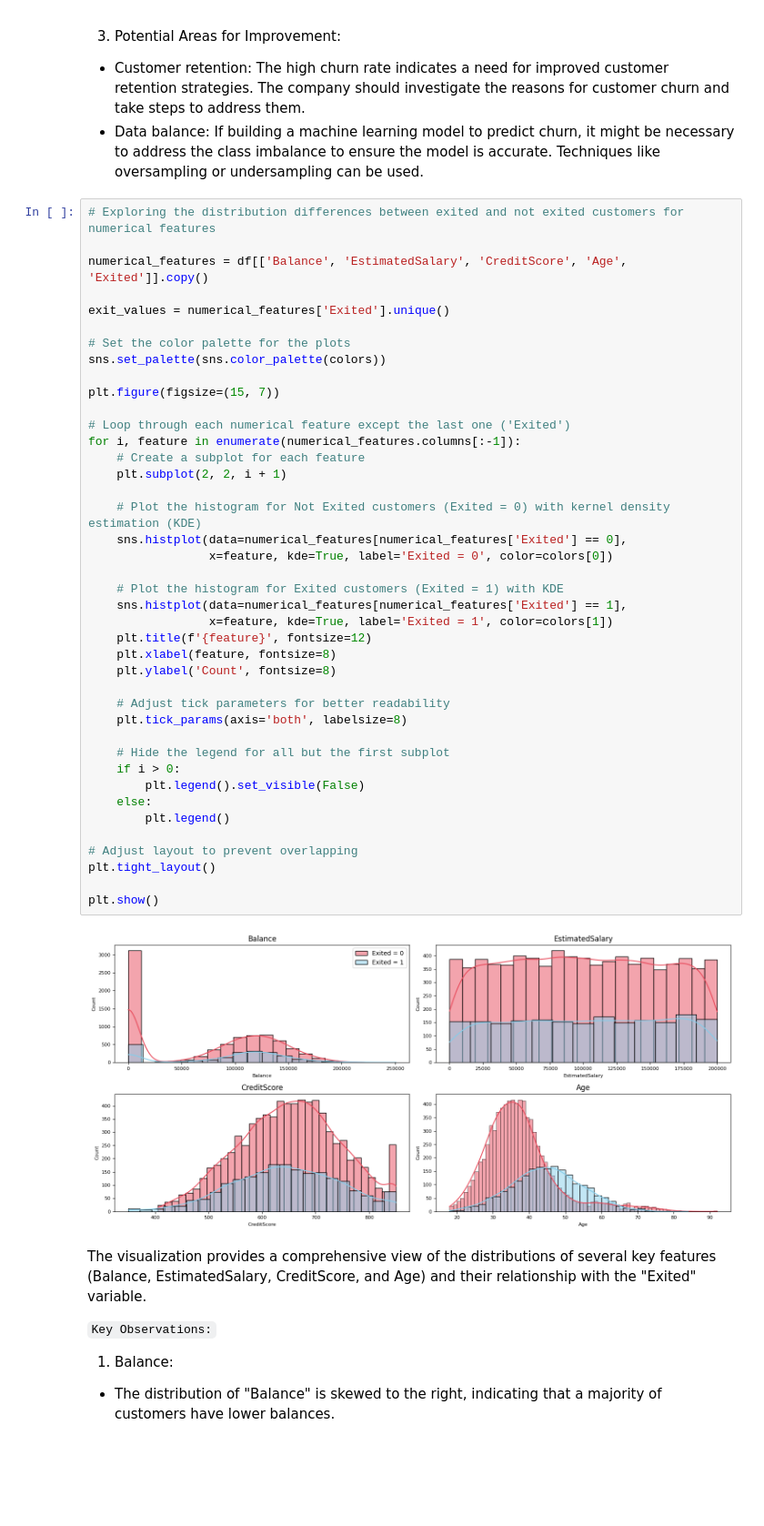
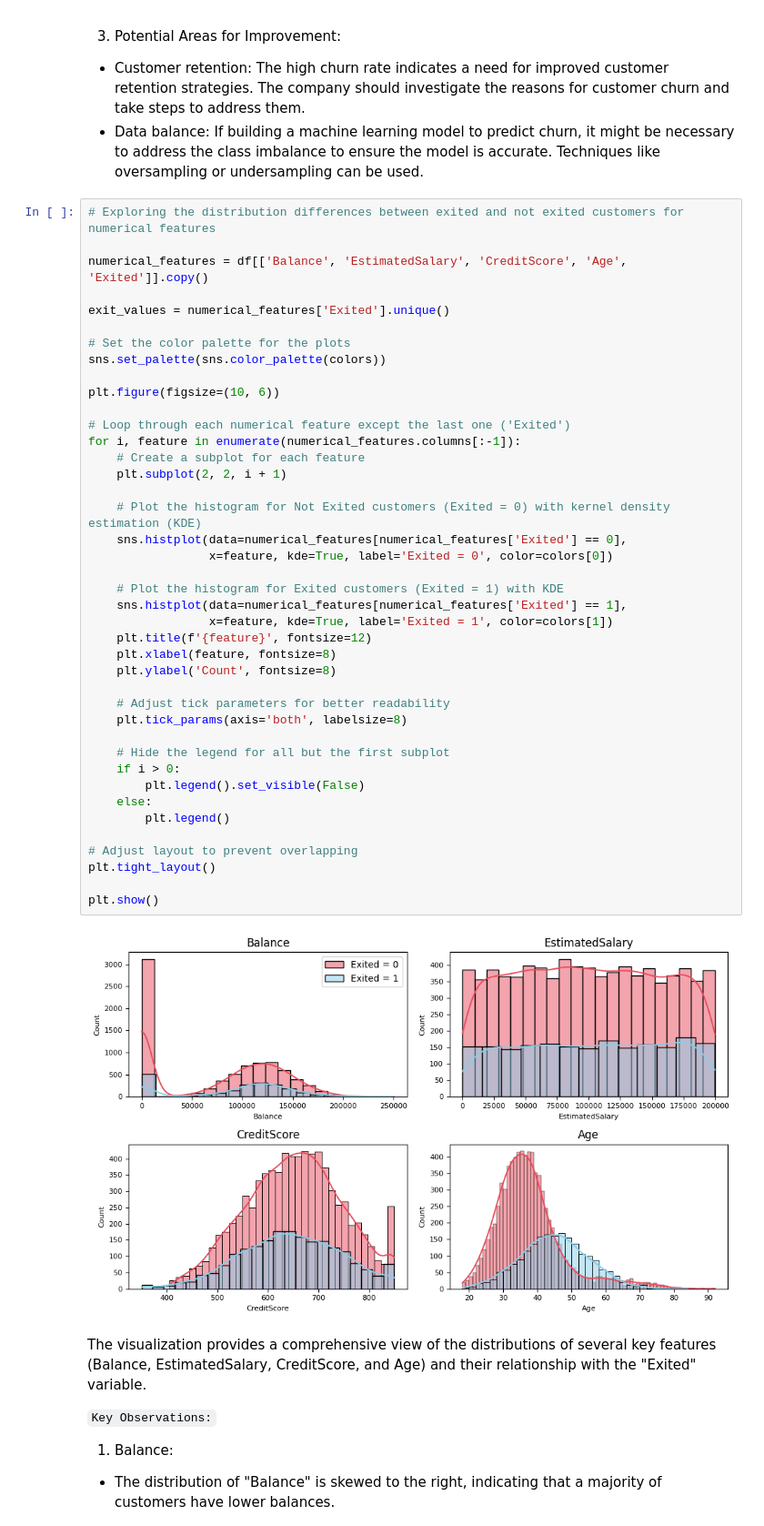
Before and after one commit to jacquesbilombe/CRM-Customers-Churn, a Jupyter notebook: ChurnScore.ipynb, the cells around one changed output. Shown at 91% size. Saved outputs shown, nothing was run; the diff lists cells and outputs as text; blank space fills up the shorter version.

```diff
--- a/ChurnScore.ipynb
+++ b/ChurnScore.ipynb
@@ -153,39 +153,39 @@ exit_values = numerical_features['Exited'].unique()
 # Set the color palette for the plots
 sns.set_palette(sns.color_palette(colors))
 
-plt.figure(figsize=(15, 7))
+plt.figure(figsize=(10, 6))
 
 # Loop through each numerical feature except the last one ('Exited')
 for i, feature in enumerate(numerical_features.columns[:-1]):
     # Create a subplot for each feature
     plt.subplot(2, 2, i + 1)
 
     # Plot the histogram for Not Exited customers (Exited = 0) with kernel density estimation (KDE)
     sns.histplot(data=numerical_features[numerical_features['Exited'] == 0],
                  x=feature, kde=True, label='Exited = 0', color=colors[0])
 
     # Plot the histogram for Exited customers (Exited = 1) with KDE
     sns.histplot(data=numerical_features[numerical_features['Exited'] == 1],
                  x=feature, kde=True, label='Exited = 1', color=colors[1])
     plt.title(f'{feature}', fontsize=12)
     plt.xlabel(feature, fontsize=8)
     plt.ylabel('Count', fontsize=8)
 
     # Adjust tick parameters for better readability
     plt.tick_params(axis='both', labelsize=8)
 
     # Hide the legend for all but the first subplot
     if i > 0:
         plt.legend().set_visible(False)
     else:
         plt.legend()
 
 # Adjust layout to prevent overlapping
 plt.tight_layout()
 
 plt.show()
 # %% [output]
-[figure, old version]
+[figure, new version]
 # %% [markdown]
 The visualization provides a comprehensive view of the distributions of several key features (Balance, EstimatedSalary, CreditScore, and Age) and their relationship with the "Exited" variable.
 
```
Also changed, not shown: parts of 4 cells of this notebook.
